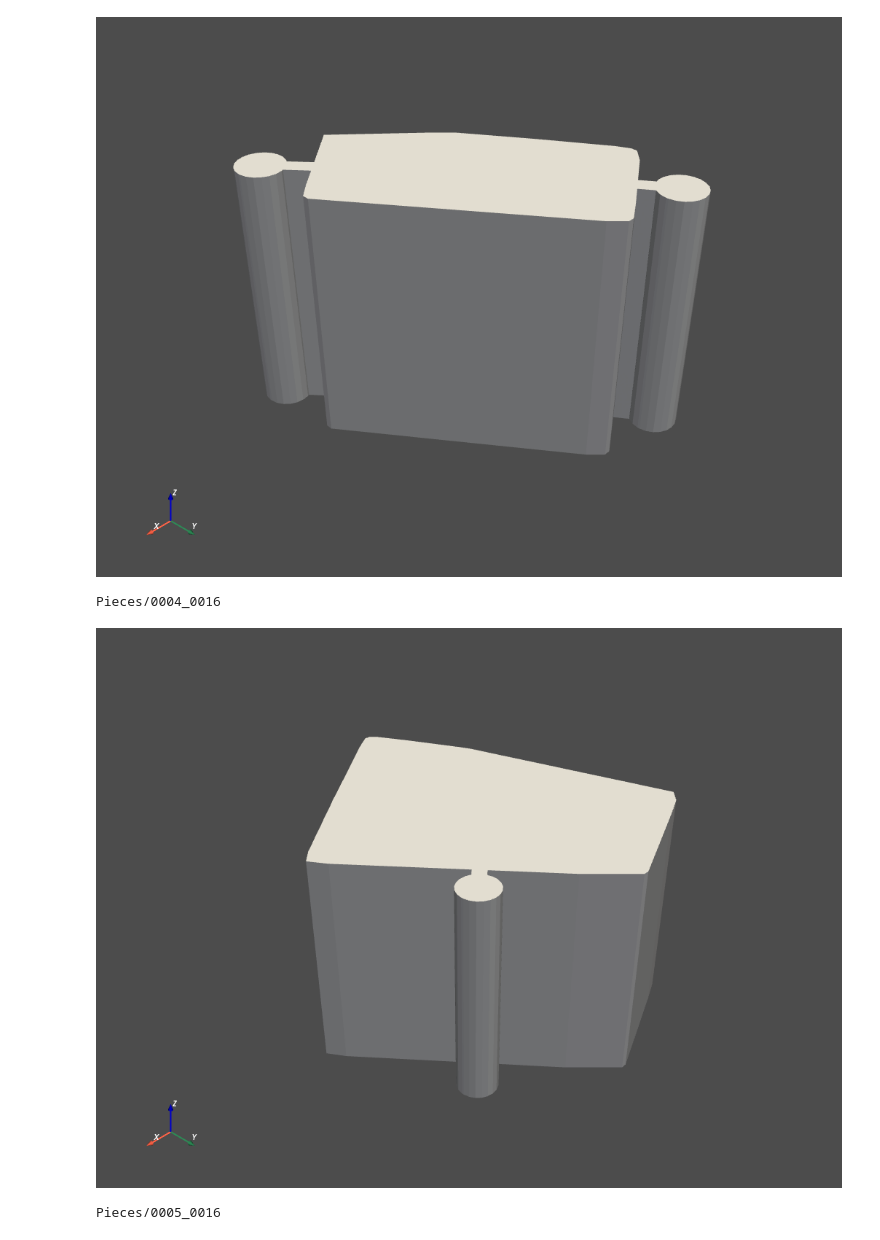
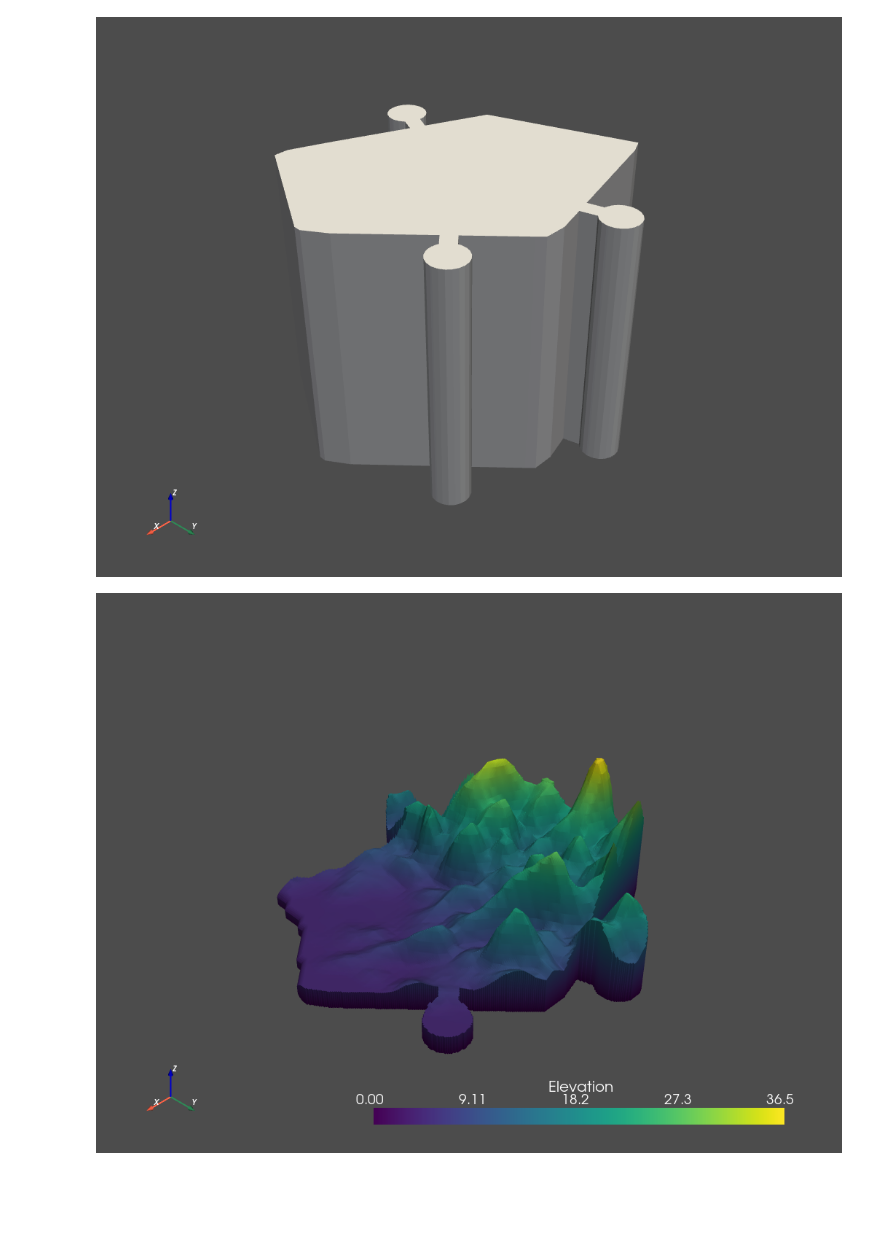
Before and after one commit to nickvazz/Puzzle3D, a Jupyter notebook: FinalPieces.ipynb, the cells around one changed output. Cells and saved outputs as stored; diff of their text form; code cells hidden in the pictures; blank space fills up the shorter version.

```diff
--- a/FinalPieces.ipynb
+++ b/FinalPieces.ipynb
@@ -63,8 +70,8 @@ for idx, p0 in enumerate(pieces):
 for (i, c0),(j,c1) in connected_pieces:
     line = shapely.geometry.LineString([c0, c1])
     near_center_point = line.interpolate(0.65, normalized=True)
-    near_center_point_poly = shapely.geometry.LineString([line.coords[0], near_center_point]).buffer(0.5)
-    near_center_point_buffer = near_center_point.buffer(1.5)
+    near_center_point_poly = shapely.geometry.LineString([line.coords[0], near_center_point]).buffer(2)
+    near_center_point_buffer = near_center_point.buffer(5)
     x, y = near_center_point_buffer.exterior.xy
 
     x.append(x[0])
@@ -73,4 +80,4 @@ for (i, c0),(j,c1) in connected_pieces:
     near_center_point_poly = shapely.ops.cascaded_union([near_center_point_poly, near_center_point_buffer])
 
     pieces[i] = shapely.ops.cascaded_union([pieces[i], near_center_point_poly]).buffer(0)
-    pieces[j] = pieces[j].difference(near_center_point_poly.buffer(0.4))
+    pieces[j] = pieces[j].difference(near_center_point_poly.buffer(1.5))
@@ -77,13 +96,22 @@ for (i, c0),(j,c1) in connected_pieces:
 # %%
-fig, ax = plt.subplots(1, figsize=(16,12))
+import matplotlib as mpl
+dpi = mpl.rcParams['figure.dpi']
+
+print(dpi)
+
+
+fig, ax = plt.subplots(1, figsize=(32,24))
 # ax.scatter(stl_poly_plane[:,0], stl_poly_plane[:,1], c=clusters, alpha=1, s=10)
 # ax.scatter(stl_poly_edge[:,0], stl_poly_edge[:,1], alpha=0.4)
 c = plt.cm.tab20.colors
 for idx, p in enumerate(pieces):
     try:
         x, y = p.exterior.xy
+        length, width = get_length_width_of_poly_min_rot_rect(p)
+        cx, cy = p.centroid.xy
+        plt.text(cx[0], cy[0], f'{idx}')
 #     plt.plot(x,y,lw=3,ls='--', c=c[idx%len(c)])
-        plt.fill(x,y, c=c[idx%len(c)], label=f'{idx}', edgecolor='k')
+        plt.fill(x,y, c=c[idx%len(c)], label=f'{idx} - L{length:.2f} - W{width:.2f}', edgecolor='k')
     except:
         print(idx, 'multipoly')
         for m in p:
@@ -99,5 +127,6 @@ for idx, (c0, c1) in enumerate(connected_pieces):
 
 plt.legend()
 plt.gca().set_aspect('equal', adjustable='box')
+
 plt.show()
 # %% [output]
@@ -105,3 +135,24 @@ plt.show()
+# %%
+def voxelize(mesh, density_x, density_y, density_z):
+    x_min, x_max, y_min, y_max, z_min, z_max = mesh.bounds
+    x = np.arange(x_min, x_max, density_x)
+    y = np.arange(y_min, y_max, density_y)
+    z = np.arange(z_min, z_max, density_z)
+    x, y, z = np.meshgrid(x, y, z)
+
+    # Create unstructured grid from the structured grid
+    grid = pv.StructuredGrid(x, y, z)
+    ugrid = pv.UnstructuredGrid(grid)
+
+    # get part of the mesh within the mesh's bounding surface.
+    selection = ugrid.select_enclosed_points(mesh.extract_surface(),
+                                             tolerance=0.0,
+                                             check_surface=True)
+    mask = selection.point_arrays['SelectedPoints'].view(np.bool_)
+
+    # extract cells from point indices
+    vox = ugrid.extract_points(mask)
+    return vox
 # %%
 for idx, p in enumerate(pieces):
     print(f"Pieces/{idx+1:04}_{len(pieces):04}")
@@ -114,8 +165,8 @@ for idx, p in enumerate(pieces):
     )
     piece = pv.wrap(piece)
     piece.plot()
-    vox = pv.voxelize(piece, density=3)
+    vox = voxelize(piece, density_x=0.3, density_y=0.3, density_z=(stl_poly_bounds[5]-stl_poly_bounds[4])/30)
     piece = vox.clip_surface(stl_poly_mesh).extract_surface()
-
+    piece.elevation().plot()
     piece.save(f"Pieces/{stl_poly_name}_{idx+1:04}_{len(pieces):04}.stl")
 # %% [output]
@@ -127,4 +177,2 @@ Pieces/0003_0016
-[figure, old version]
+[figure, new version]
-Pieces/0004_0016
-[figure, old version]
+[figure, new version]
-Pieces/0005_0016
```
Also changed, not shown: parts of 6 cells of this notebook.
